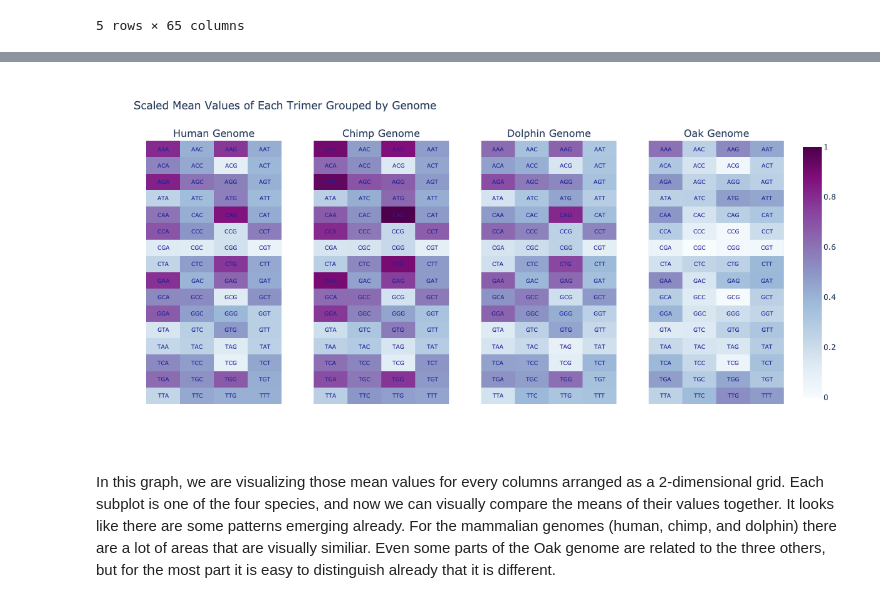
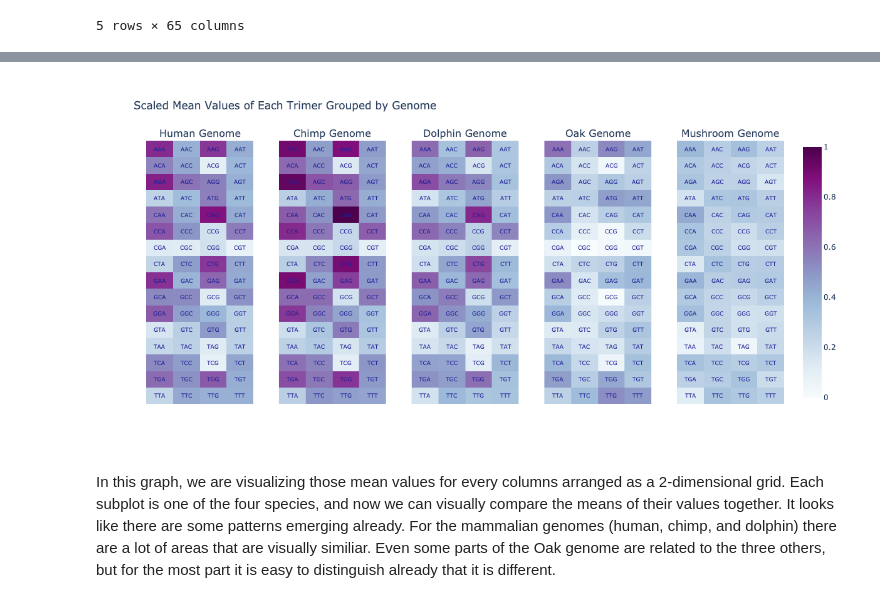
Before and after one commit to harryminds/DNA-Sequence-Classification, a Jupyter notebook: DNA Sequence Classification.ipynb, the cells around one changed output, grey strips where cells are left out. Saved outputs shown, nothing was run; the diff lists cells and outputs as text; code cells hidden in the pictures.

```diff
--- a/DNA Sequence Classification.ipynb
+++ b/DNA Sequence Classification.ipynb
@@ -205,5 +162,5 @@ Before we do any analysis, let's add all of the species from the DNA sequence da
 # %%
-species_compare_df = pd.concat([human_df, chimp_df, dolphin_df, oak_df], axis=0)
+species_compare_df = pd.concat([human_df, chimp_df, dolphin_df, oak_df, mushroom_df], axis=0)
 # %%
 species_compare_df.head()
 # %% [output]
@@ -293,11 +256,9 @@ mean_agg_df
 # %%
-import plotly.graph_objs as go
-from plotly.subplots import make_subplots
 
 #set up the dimension of each subplot and the final graph
 rows = 16
 cols = 4
-fig_cols = 4
+fig_cols = 5
 fig_rows = 1
 
 #get the total max and min for scaling later
@@ -305,33 +266,33 @@ mean_agg = mean_agg_df
 mean_max = mean_agg.max().max()
 mean_min = mean_agg.min().min()
 
 #Extract the title for each subplot, and the trimers in each matrix
 mean_agg_index = [f'{x.title()} Genome' for x in mean_agg.index]
 kmer_index = np.array([x[0] for x in mean_agg.columns]).reshape(rows, cols)
 #scale the data with MinMax
 mean_agg = (np.array(mean_agg) - mean_min) / (mean_max - mean_min)
 
 #plot the graph
 fig = make_subplots(rows=fig_rows, cols=fig_cols, subplot_titles=mean_agg_index)
 layout = {'title':'Scaled Mean Values of Each Trimer Grouped by Genome', 'width':1200, 'height':600}
 for row_index in range(fig_rows):
     for col_index in range(fig_cols):
         index = col_index + fig_rows*row_index
         array = np.array(mean_agg[index]).astype(float).reshape(rows, cols)
         #draw a heatmap for genome
         fig.add_trace(go.Heatmap(z=array, coloraxis='coloraxis'), row=row_index+1, col=col_index+1)
         #draw each trimer over each square in each subplot
         for k in range(rows):
             for j in range(cols):
                 fig.add_annotation(text=np.array(kmer_index).reshape(rows, cols)[k][j],
                                    x=j, y=k, showarrow=False, row=row_index+1, col=col_index+1, font=dict(size=9, color="#222299"))
         layout[f'xaxis{index+1 if index > 0 else ""}'] = dict(visible=False)
         layout[f'yaxis{index+1 if index > 0 else ""}'] = dict(autorange='reversed',visible=False)
 
 fig.update_layout(layout)
 fig.update_coloraxes(colorscale = 'bupu')
 fig.show('png')
 # %% [output]
-[figure, old version]
+[figure, new version]
 # %% [markdown]
 In this graph, we are visualizing those mean values for every columns arranged as a 2-dimensional grid. Each subplot is one of the four species, and now we can visually compare the means of their values together. It looks like there are some patterns emerging already. For the mammalian genomes (human, chimp, and dolphin) there are a lot of areas that are visually similiar. Even some parts of the Oak genome are related to the three others, but for the most part it is easy to distinguish already that it is different.
```
Also changed, not shown: parts of 97 cells of this notebook, 8 other files.
